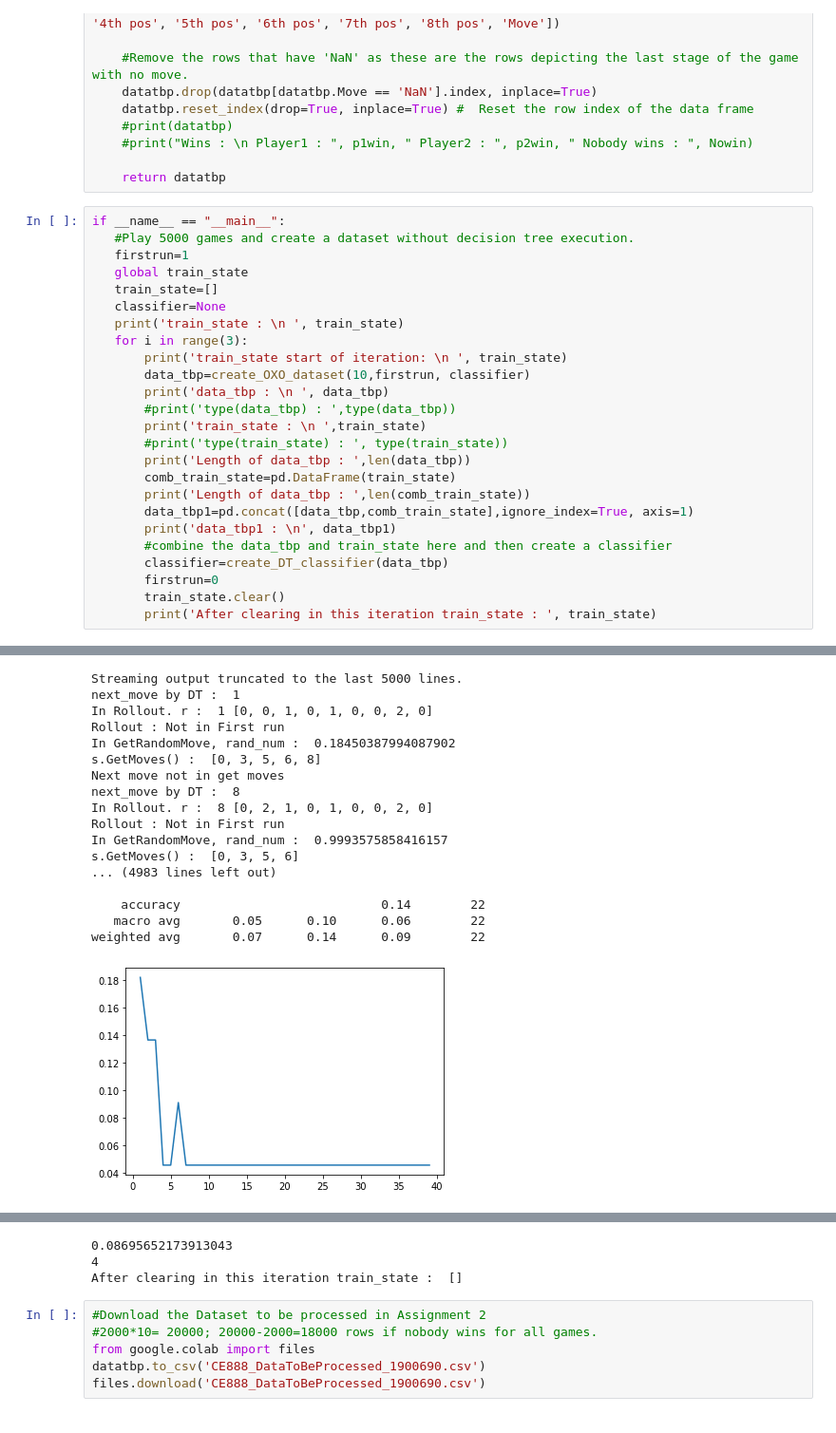
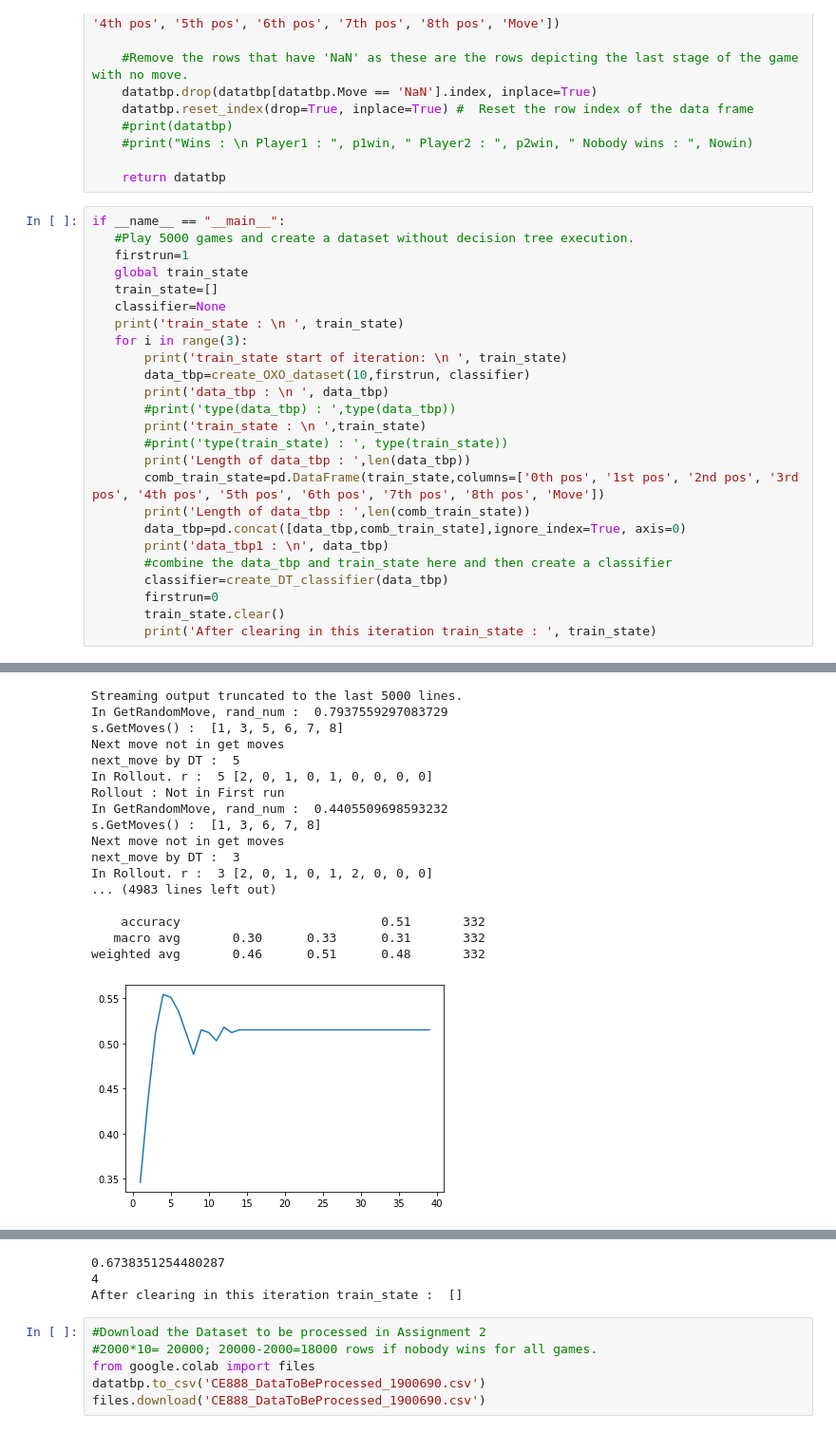
Before and after one commit to GurkiratSarna/CE888-Decision-Making-UoE, a Jupyter notebook: Assignment_2/CE888_Assignment_2_Project_3_1900690.ipynb, the cells around one changed output, grey strips where cells are left out. Shown at 95% size. Cells and saved outputs as stored; diff of their text form.

```diff
--- a/Assignment_2/CE888_Assignment_2_Project_3_1900690.ipynb
+++ b/Assignment_2/CE888_Assignment_2_Project_3_1900690.ipynb
@@ -393,10 +393,10 @@ if __name__ == "__main__":
        print('train_state : \n ',train_state)
        #print('type(train_state) : ', type(train_state))
        print('Length of data_tbp : ',len(data_tbp))
-       comb_train_state=pd.DataFrame(train_state)
+       comb_train_state=pd.DataFrame(train_state,columns=['0th pos', '1st pos', '2nd pos', '3rd pos', '4th pos', '5th pos', '6th pos', '7th pos', '8th pos', 'Move'])
        print('Length of data_tbp : ',len(comb_train_state))
-       data_tbp1=pd.concat([data_tbp,comb_train_state],ignore_index=True, axis=1)
-       print('data_tbp1 : \n', data_tbp1)
+       data_tbp=pd.concat([data_tbp,comb_train_state],ignore_index=True, axis=0)
+       print('data_tbp1 : \n', data_tbp)
        #combine the data_tbp and train_state here and then create a classifier
        classifier=create_DT_classifier(data_tbp)
        firstrun=0
@@ -424,19 +424,19 @@ weighted avg       0.08      0.10      0.07        21
 Streaming output truncated to the last 5000 lines.
-next_move by DT :  1
-In Rollout. r :  1 [0, 0, 1, 0, 1, 0, 0, 2, 0]
+In GetRandomMove, rand_num :  0.7937559297083729
+s.GetMoves() :  [1, 3, 5, 6, 7, 8]
+Next move not in get moves
+next_move by DT :  5
+In Rollout. r :  5 [2, 0, 1, 0, 1, 0, 0, 0, 0]
 Rollout : Not in First run
-In GetRandomMove, rand_num :  0.18450387994087902
-s.GetMoves() :  [0, 3, 5, 6, 8]
+In GetRandomMove, rand_num :  0.4405509698593232
+s.GetMoves() :  [1, 3, 6, 7, 8]
 Next move not in get moves
-next_move by DT :  8
-In Rollout. r :  8 [0, 2, 1, 0, 1, 0, 0, 2, 0]
-Rollout : Not in First run
-In GetRandomMove, rand_num :  0.9993575858416157
-s.GetMoves() :  [0, 3, 5, 6]
+next_move by DT :  3
+In Rollout. r :  3 [2, 0, 1, 0, 1, 2, 0, 0, 0]
 ... (4983 lines left out)
 
-    accuracy                           0.14        22
-   macro avg       0.05      0.10      0.06        22
-weighted avg       0.07      0.14      0.09        22
+    accuracy                           0.51       332
+   macro avg       0.30      0.33      0.31       332
+weighted avg       0.46      0.51      0.48       332
-[figure, old version]
+[figure, new version]
 Streaming output truncated to the last 5000 lines.
@@ -460,6 +477,6 @@ weighted avg       0.01      0.04      0.02        23
-0.08695652173913043
-4
-After clearing in this iteration train_state :  []
+0.6738351254480287
+4
+After clearing in this iteration train_state :  []
 # %%
 #Download the Dataset to be processed in Assignment 2
 #2000*10= 20000; 20000-2000=18000 rows if nobody wins for all games.
```
Also changed, not shown: parts of 4 cells of this notebook.
